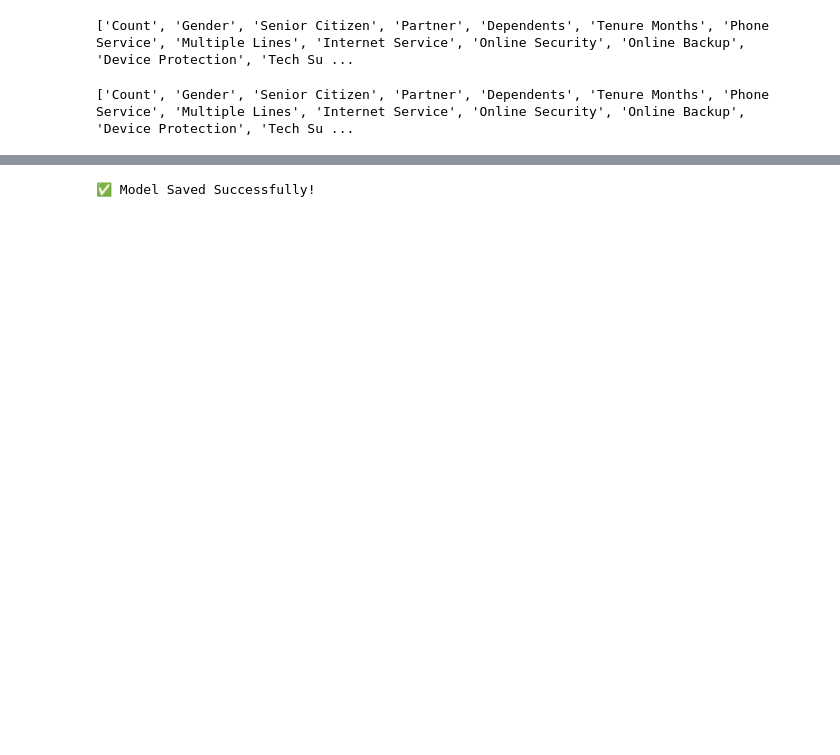
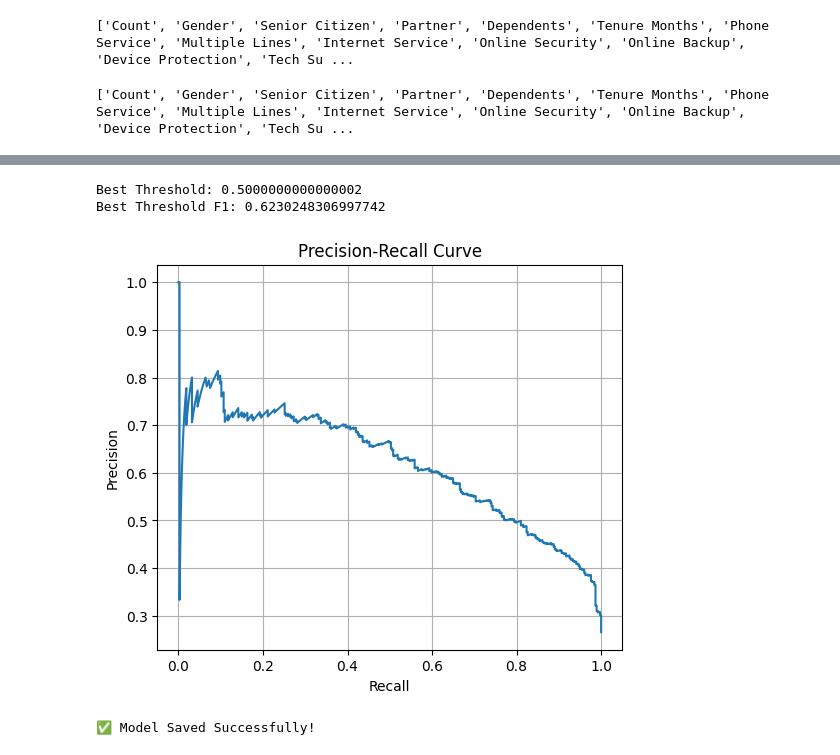
Before and after one commit to Anuska111/Customer_Churn_Prevention_, a Jupyter notebook: Customer_Churn_Prevention.ipynb, the cells around one changed output, grey strips where cells are left out. Drawn from its saved outputs; the diff is of its cells as text; code cells hidden in the pictures; blank space fills up the shorter version.

```diff
--- a/Customer_Churn_Prevention.ipynb
+++ b/Customer_Churn_Prevention.ipynb
@@ -368,3 +322,42 @@ ROC-AUC Score: 0.8384871735255367
+# %%
+import numpy as np
+from sklearn.metrics import f1_score
+
+thresholds = np.arange(0.20, 0.81, 0.01)
+
+best_threshold = 0.5
+best_f1 = 0
+
+for threshold in thresholds:
+    temp_pred = (y_prob >= threshold).astype(int)
+    temp_f1 = f1_score(y_test, temp_pred)
+
+    if temp_f1 > best_f1:
+        best_f1 = temp_f1
+        best_threshold = threshold
+
+print("Best Threshold:", best_threshold)
+print("Best Threshold F1:", best_f1)
+# %% [output]
+Best Threshold: 0.5000000000000002
+Best Threshold F1: 0.6230248306997742
+# %%
+from sklearn.metrics import precision_recall_curve
+
+precision, recall, pr_thresholds = precision_recall_curve(
+    y_test,
+    y_prob
+)
+
+plt.figure(figsize=(6,5))
+plt.plot(recall, precision)
+plt.xlabel("Recall")
+plt.ylabel("Precision")
+plt.title("Precision-Recall Curve")
+plt.grid()
+plt.show()
+# %% [output]
+[figure, added]
 # %%
 import joblib
 
```
Also changed, not shown: parts of 11 cells of this notebook.
